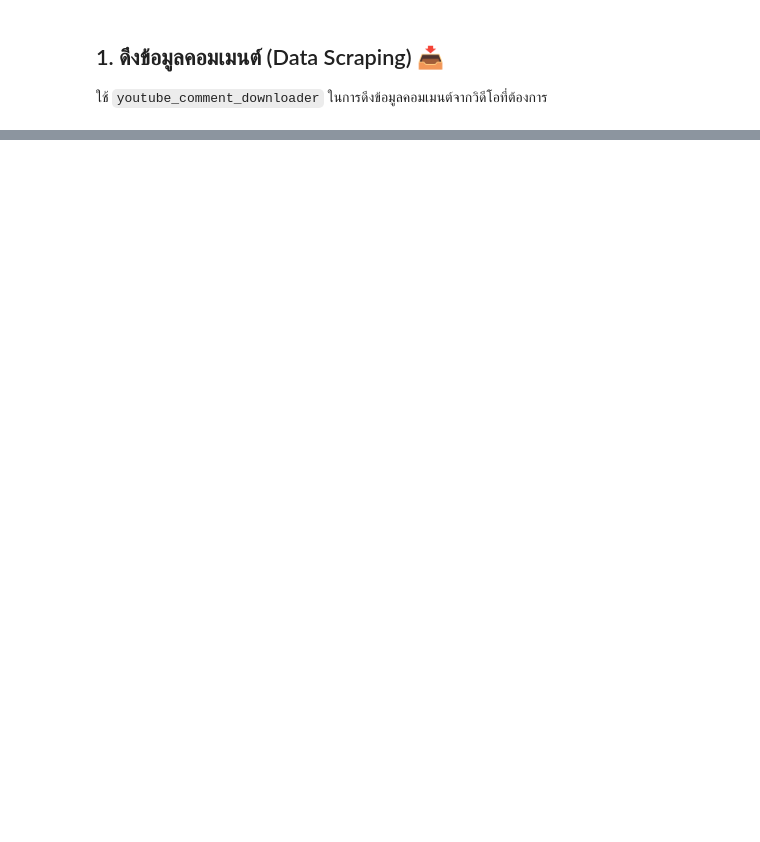
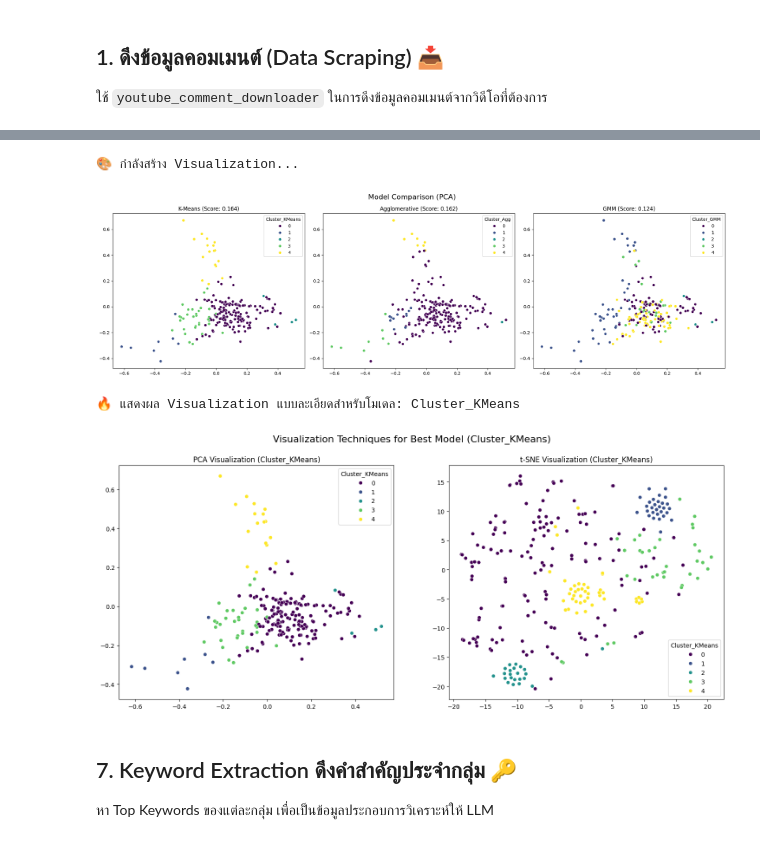
Before and after one commit to IceEz555/RAG-project, a Jupyter notebook: Customer Segmentation/Customer_Segmentation_Local_Model.ipynb, the cells around one changed output, grey strips where cells are left out. Saved outputs shown, nothing was run; the diff lists cells and outputs as text; code cells hidden in the pictures; blank space fills up the shorter version.

```diff
--- a/Customer Segmentation/Customer_Segmentation_Local_Model.ipynb
+++ b/Customer Segmentation/Customer_Segmentation_Local_Model.ipynb
@@ -159,0 +258,50 @@ plt.show()
+# %%
+from sklearn.decomposition import PCA
+from sklearn.manifold import TSNE
+
+print("🎨 กำลังสร้าง Visualization...")
+
+# --- 1. เปรียบเทียบโมเดล 3 ตัว (ใช้ PCA เพื่อความรวดเร็วในการพลอต) ---
+pca = PCA(n_components=2)
+reduced_vectors = pca.fit_transform(embeddings)
+
+fig, axes = plt.subplots(1, 3, figsize=(20, 6))
+
+sns.scatterplot(x=reduced_vectors[:,0], y=reduced_vectors[:,1], hue=df['Cluster_KMeans'], palette='viridis', ax=axes[0])
+axes[0].set_title(f'K-Means (Score: {score_kmeans:.3f})')
+
+sns.scatterplot(x=reduced_vectors[:,0], y=reduced_vectors[:,1], hue=df['Cluster_Agg'], palette='viridis', ax=axes[1])
+axes[1].set_title(f'Agglomerative (Score: {score_agg:.3f})')
+
+sns.scatterplot(x=reduced_vectors[:,0], y=reduced_vectors[:,1], hue=df['Cluster_GMM'], palette='viridis', ax=axes[2])
+axes[2].set_title(f'GMM (Score: {score_gmm:.3f})')
+
+plt.suptitle("Model Comparison (PCA)", fontsize=16)
+plt.tight_layout()
+plt.show()
+
+# --- 2. เปรียบเทียบ Visualization Technique (PCA vs t-SNE) สำหรับโมเดลที่ดีที่สุด (Winner) ---
+print(f"\n🔥 แสดงผล Visualization แบบละเอียดสำหรับโมเดล: {target_column}")
+fig, axes = plt.subplots(1, 2, figsize=(18, 7))
+
+# PCA Plot
+sns.scatterplot(x=reduced_vectors[:,0], y=reduced_vectors[:,1], hue=df[target_column], palette='viridis', ax=axes[0])
+axes[0].set_title(f'PCA Visualization ({target_column})')
+
+# t-SNE Plot
+# perplexity ควรปรับตามจำนวนข้อมูล (เช่น 5-50)
+tsne = TSNE(n_components=2, perplexity=30, random_state=42, init='pca', learning_rate='auto')
+tsne_res = tsne.fit_transform(embeddings)
+sns.scatterplot(x=tsne_res[:,0], y=tsne_res[:,1], hue=df[target_column], palette='viridis', ax=axes[1])
+axes[1].set_title(f't-SNE Visualization ({target_column})')
+
+plt.suptitle(f"Visualization Techniques for Best Model ({target_column})", fontsize=16)
+plt.show()
+# %% [output]
+🎨 กำลังสร้าง Visualization...
+[figure, added]
+🔥 แสดงผล Visualization แบบละเอียดสำหรับโมเดล: Cluster_KMeans
+[figure, added]
+# %% [markdown]
+## 7. Keyword Extraction ดึงคำสำคัญประจำกลุ่ม 🔑
+หา Top Keywords ของแต่ละกลุ่ม เพื่อเป็นข้อมูลประกอบการวิเคราะห์ให้ LLM
```
Also changed, not shown: parts of 20 cells of this notebook, 3 other files.
